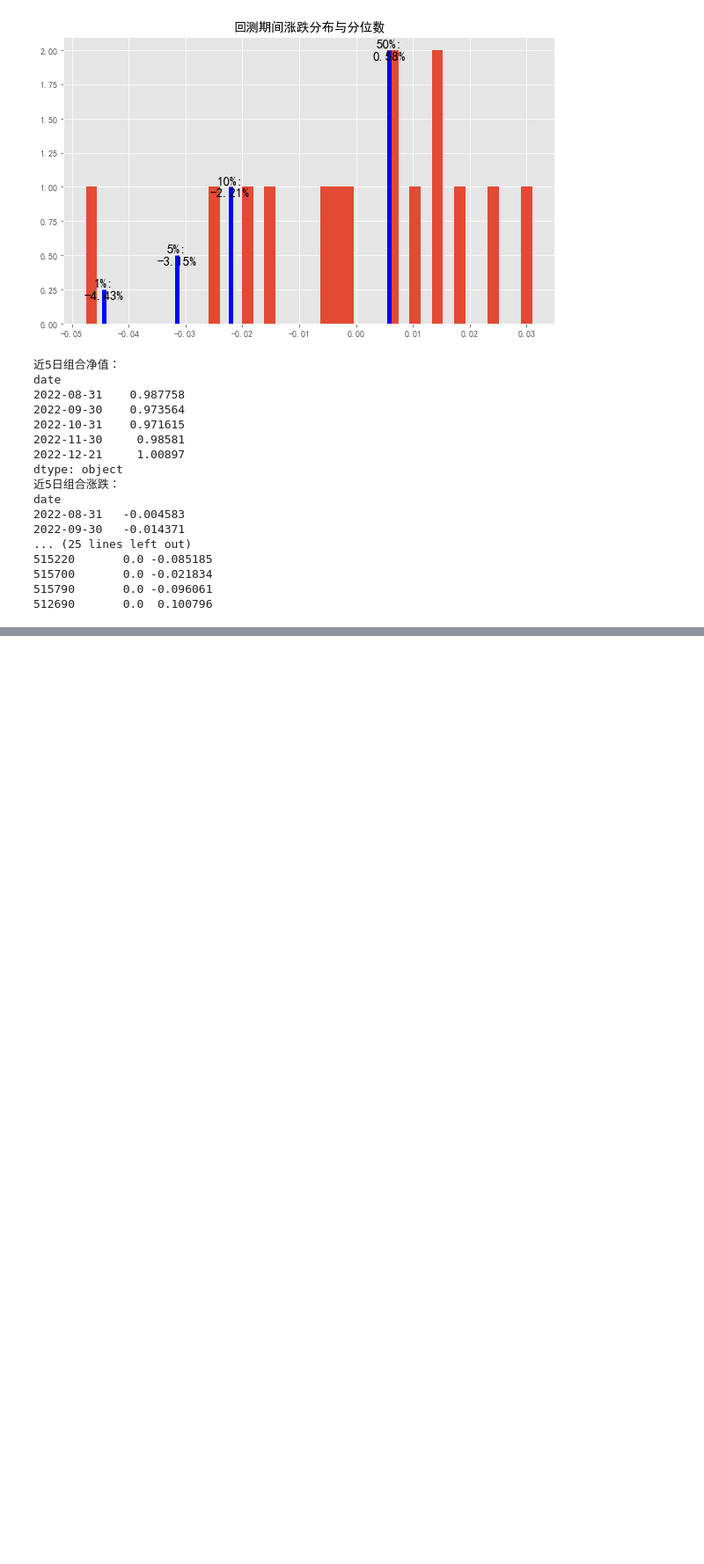
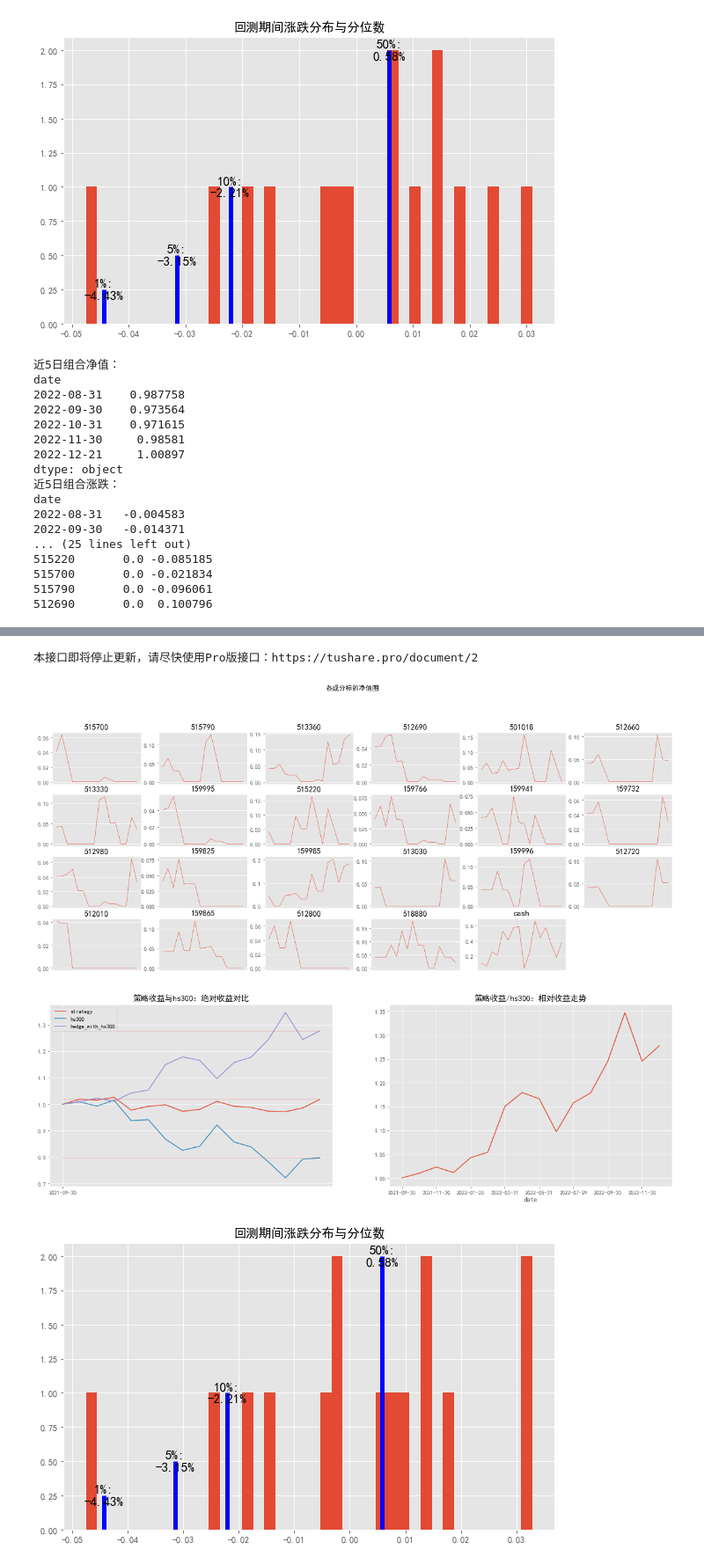
Before and after one commit to jwli601/stocks_stories, a Jupyter notebook: cv_strategy_intro.ipynb, the cells around one changed output, grey strips where cells are left out. Shown at 88% size. Cells and saved outputs as stored; diff of their text form; code cells hidden in the pictures; blank space fills up the shorter version.

```diff
--- a/cv_strategy_intro.ipynb
+++ b/cv_strategy_intro.ipynb
@@ -413,0 +450,7 @@ df.T.sort_values('2022-11-30',ascending=False).iloc[:12].T.plot()
+# %%
+am.visualization()
+# %% [output]
+本接口即将停止更新，请尽快使用Pro版接口：https://tushare.pro/document/2
+[figure, added]
+[figure, added]
+[figure, added]
```
Also changed, not shown: parts of 9 cells of this notebook.
